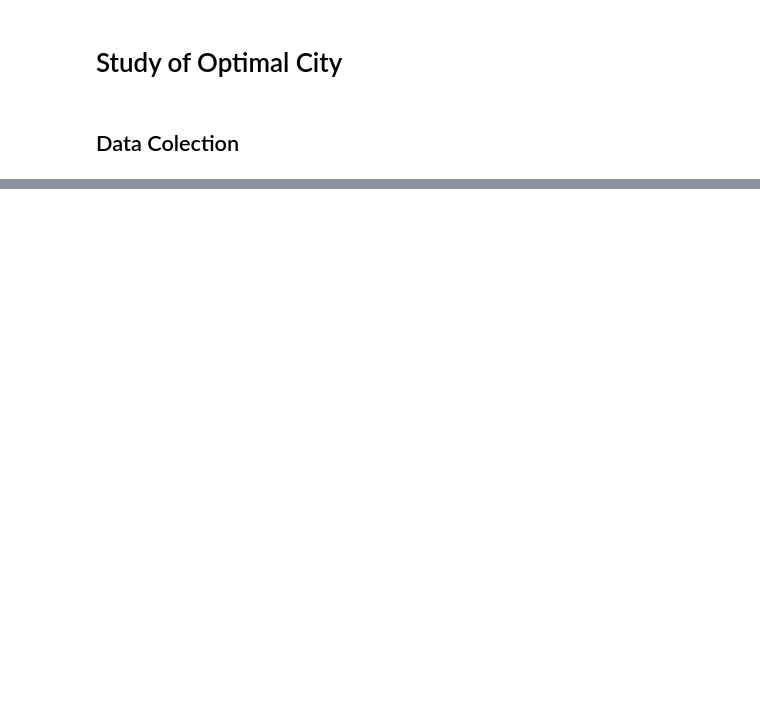
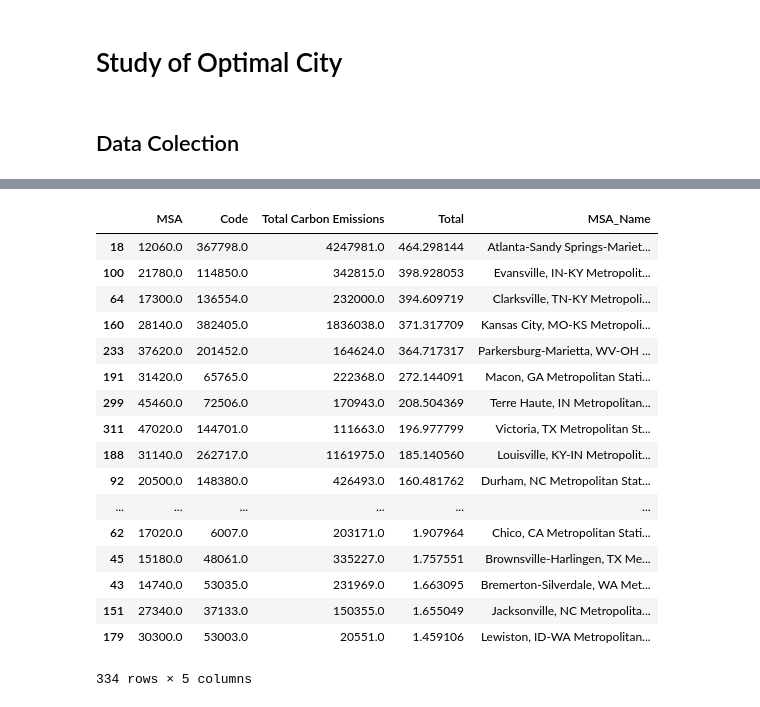
Before and after one commit to esanzglez/Study_of_Optimal_City, a Jupyter notebook: Study_Optimal_City.ipynb, the cells around one changed output, grey strips where cells are left out. Cells and saved outputs as stored; diff of their text form; code cells hidden in the pictures; blank space fills up the shorter version.

```diff
--- a/Study_Optimal_City.ipynb
+++ b/Study_Optimal_City.ipynb
@@ -38,2 +69,21 @@ MSA_sort = MSA_total.sort_values('Total', ascending =False)
 # %%
-MSA_sort.head()
+MSA_sort.sort
+# %% [output]
+|  | MSA | Code | Total Carbon Emissions | Total | MSA_Name |
+| 18 | 12060.0 | 367798.0 | 4247981.0 | 464.298144 | Atlanta-Sandy Springs-Mariet... |
+| 100 | 21780.0 | 114850.0 | 342815.0 | 398.928053 | Evansville, IN-KY Metropolit... |
+| 64 | 17300.0 | 136554.0 | 232000.0 | 394.609719 | Clarksville, TN-KY Metropoli... |
+| 160 | 28140.0 | 382405.0 | 1836038.0 | 371.317709 | Kansas City, MO-KS Metropoli... |
+| 233 | 37620.0 | 201452.0 | 164624.0 | 364.717317 | Parkersburg-Marietta, WV-OH ... |
+| 191 | 31420.0 | 65765.0 | 222368.0 | 272.144091 | Macon, GA Metropolitan Stati... |
+| 299 | 45460.0 | 72506.0 | 170943.0 | 208.504369 | Terre Haute, IN Metropolitan... |
+| 311 | 47020.0 | 144701.0 | 111663.0 | 196.977799 | Victoria, TX Metropolitan St... |
+| 188 | 31140.0 | 262717.0 | 1161975.0 | 185.140560 | Louisville, KY-IN Metropolit... |
+| 92 | 20500.0 | 148380.0 | 426493.0 | 160.481762 | Durham, NC Metropolitan Stat... |
+| ... | ... | ... | ... | ... | ... |
+| 62 | 17020.0 | 6007.0 | 203171.0 | 1.907964 | Chico, CA Metropolitan Stati... |
+| 45 | 15180.0 | 48061.0 | 335227.0 | 1.757551 | Brownsville-Harlingen, TX Me... |
+| 43 | 14740.0 | 53035.0 | 231969.0 | 1.663095 | Bremerton-Silverdale, WA Met... |
+| 151 | 27340.0 | 37133.0 | 150355.0 | 1.655049 | Jacksonville, NC Metropolita... |
+| 179 | 30300.0 | 53003.0 | 20551.0 | 1.459106 | Lewiston, ID-WA Metropolitan... |
+334 rows × 5 columns
```
Also changed, not shown: parts of 20 cells of this notebook.
